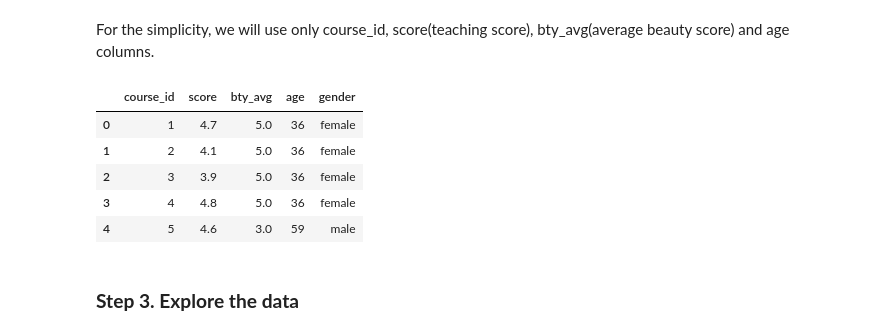
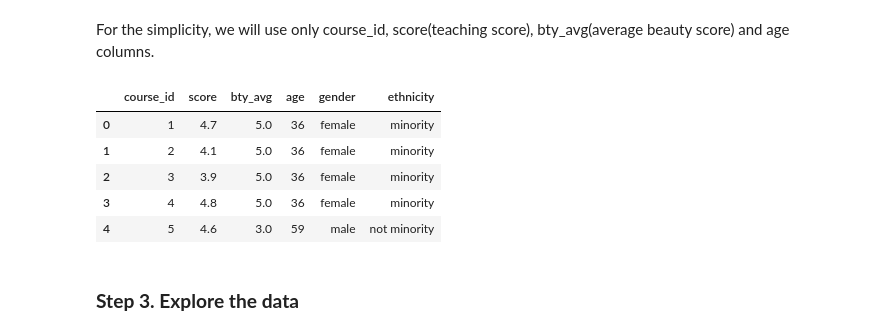
Before and after one commit to AngadKannaujiya/Regression-Project, a Jupyter notebook: Evaluation Score.ipynb, the cells around one changed output. Cells and saved outputs as stored; diff of their text form; code cells hidden in the pictures.

```diff
--- a/Evaluation Score.ipynb
+++ b/Evaluation Score.ipynb
@@ -57,0 +47,4 @@ df.head()
+# %%
+filepath = "H:\My Drive\DatasetFile\Rdatasets\csv\openintro\evals.csv"
+df = pd.read_csv(filepath)
+df.head()
@@ -58,14 +59,14 @@ df.head()
 # %% [markdown]
 For the simplicity, we will use only course_id, score(teaching score), bty_avg(average beauty score) and age columns.
 # %%
-df_filtered = df[['course_id', 'score', 'bty_avg', 'age', 'gender']]
+df_filtered = df[['course_id', 'score', 'bty_avg', 'age', 'gender', 'ethnicity']]
 df_filtered.head()
 # %% [output]
-|  | course_id | score | bty_avg | age | gender |
-| 0 | 1 | 4.7 | 5.0 | 36 | female |
-| 1 | 2 | 4.1 | 5.0 | 36 | female |
-| 2 | 3 | 3.9 | 5.0 | 36 | female |
-| 3 | 4 | 4.8 | 5.0 | 36 | female |
-| 4 | 5 | 4.6 | 3.0 | 59 | male |
+|  | course_id | score | bty_avg | age | gender | ethnicity |
+| 0 | 1 | 4.7 | 5.0 | 36 | female | minority |
+| 1 | 2 | 4.1 | 5.0 | 36 | female | minority |
+| 2 | 3 | 3.9 | 5.0 | 36 | female | minority |
+| 3 | 4 | 4.8 | 5.0 | 36 | female | minority |
+| 4 | 5 | 4.6 | 3.0 | 59 | male | not minority |
 # %% [markdown]
 ### **Step 3. Explore the data**
```
Also changed, not shown: parts of 16 cells of this notebook.
